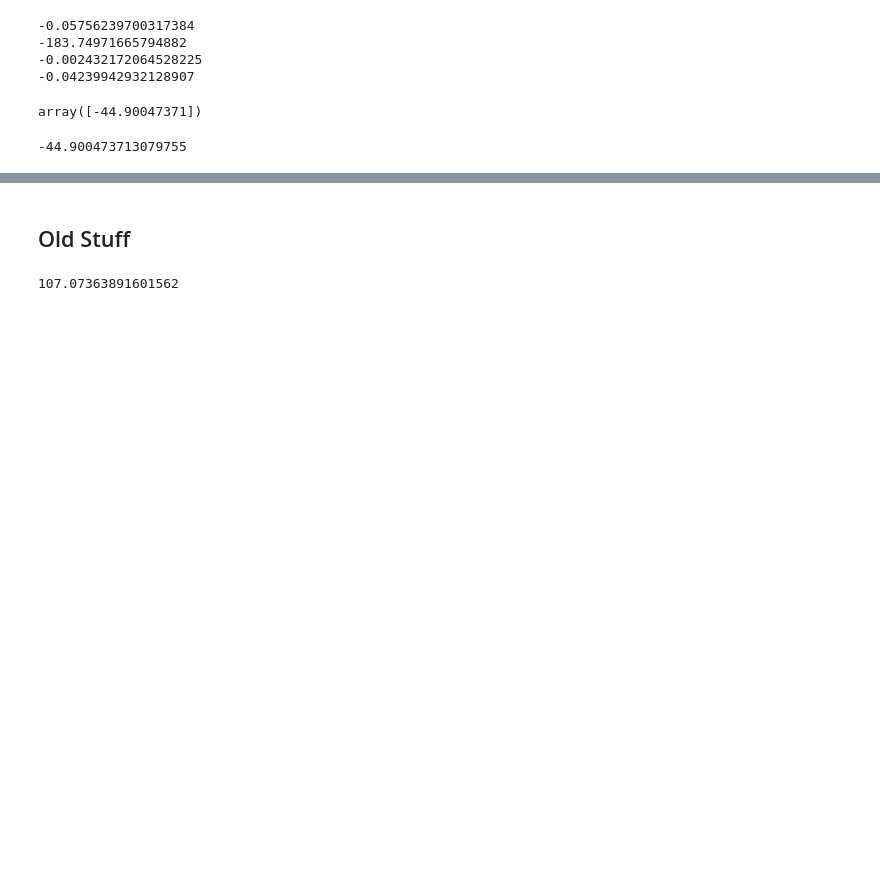
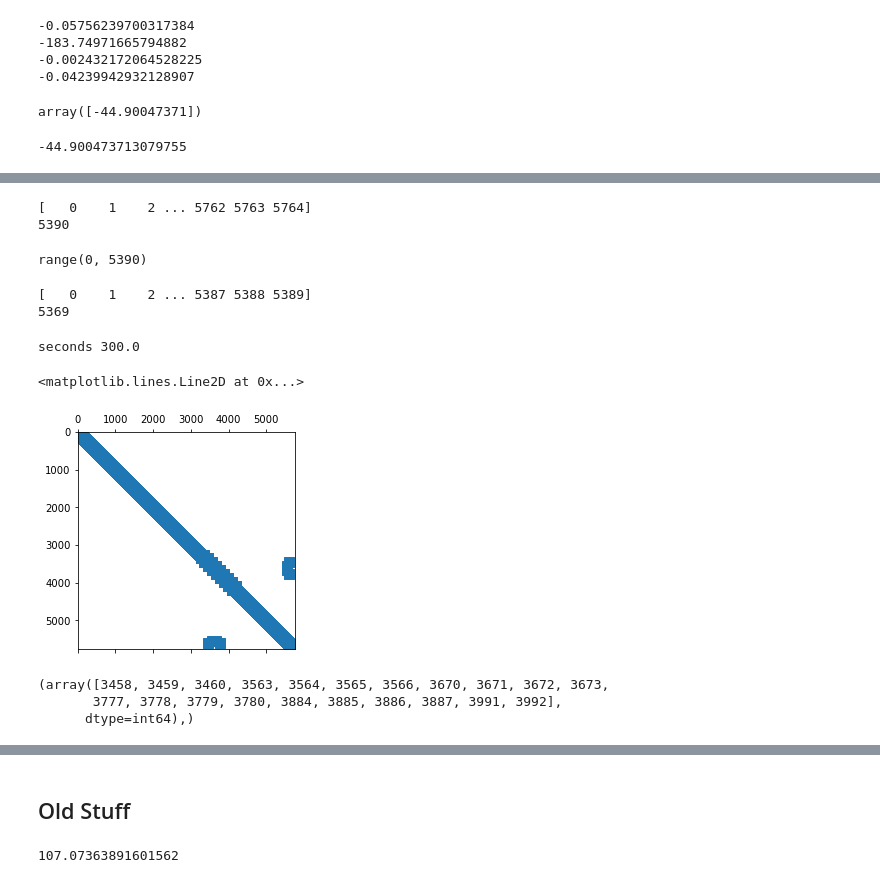
Before and after one commit to EcohydrologyTeam/ClearWater-riverine, a Jupyter notebook: examples/Sparse_Matrix_Framework-muncie.ipynb, the cells around one changed output, grey strips where cells are left out. Drawn from its saved outputs; the diff is of its cells as text; code cells hidden in the pictures; blank space fills up the shorter version.

```diff
--- a/examples/Sparse_Matrix_Framework-muncie.ipynb
+++ b/examples/Sparse_Matrix_Framework-muncie.ipynb
@@ -809,0 +735,25 @@ a -d
+# %%
+#
+empty_cells = np.where(ds_zarr['volume'][t] == 0)
+print(empty_cells[0])
+
+# remove ghost cells
+f1 = ds_zarr['edge_face_connectivity'].T[0]
+
+# number of real cells (cell 1 in a pair of cells that define an edge is always a real cell)
+nreal = f1.max().values
+print(nreal)
+# %% [output]
+[   0    1    2 ... 5762 5763 5764]
+5390
+# %%
+range(nreal)
+# %% [output]
+range(0, 5390)
+# %%
+real_empty_cells = np.intersect1d(empty_cells[0], range(nreal))
+print(real_empty_cells)
+print(len(real_empty_cells))
+# %% [output]
+[   0    1    2 ... 5387 5388 5389]
+5369
@@ -809,0 +878,14 @@ a -d
+# %%
+# test at single timestep
+t = 38
+lhs = LHS(ds_zarr, t)
+lhs.updateValues(ds_zarr, t)
+A = csr_matrix( (lhs.coef,(lhs.rows, lhs.cols)), shape=(len(ds_zarr['nface']),len(ds_zarr['nface'])))
+
+# artificially produce solution
+# A.dot(b)
+plt.spy(A)
+# %% [output]
+seconds 300.0
+<matplotlib.lines.Line2D at 0x...>
+[figure, added]
@@ -809,0 +912,7 @@ a -d
+# %%
+rhs = RHS(ds_zarr, t)
+b = rhs.vals
+# %% [output]
+(array([3458, 3459, 3460, 3563, 3564, 3565, 3566, 3670, 3671, 3672, 3673,
+       3777, 3778, 3779, 3780, 3884, 3885, 3886, 3887, 3991, 3992],
+      dtype=int64),)
```
Also changed, not shown: parts of 21 cells of this notebook, 1 other file.
